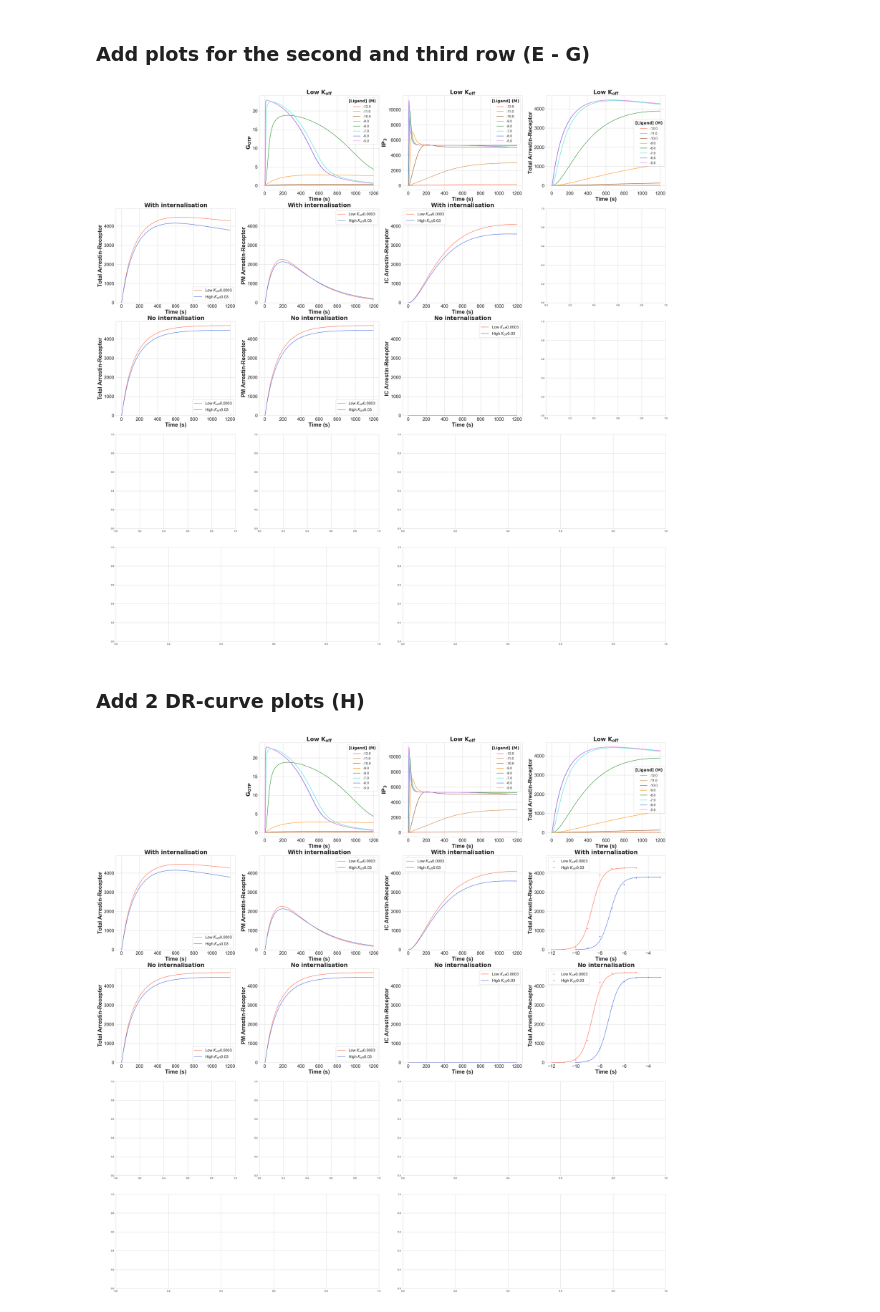
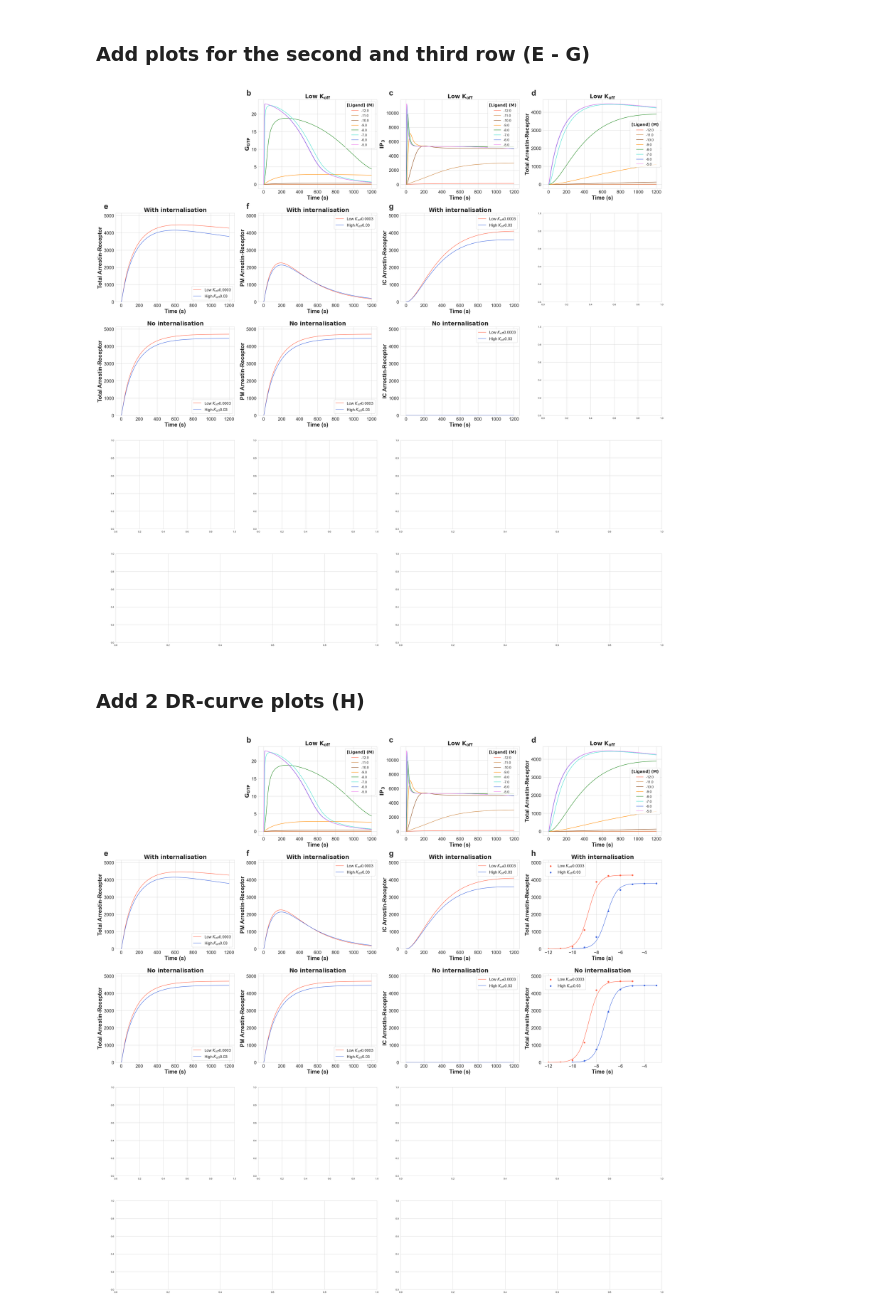
Before and after one commit to bence-szalai/gpcr-signaling-simulation, a Jupyter notebook: code/create_plots.ipynb, the cells around one changed output. Saved outputs shown, nothing was run; the diff lists cells and outputs as text; code cells hidden in the pictures.

Commit message:
Code for creating preliminary plots

```diff
--- a/code/create_plots.ipynb
+++ b/code/create_plots.ipynb
@@ -154,7 +162,8 @@ def draw_kinetic_concentration_curve_of_molecule_with_different_koff_values(mole
                                                                            color_palette_dict,color_names,ax,subplot_name,fig_width,fig_height,\
                                                                            subplot_title_fontsize_nominator,subplot_axis_label_fontsize_nominator,\
                                                                            subplot_axis_tick_label_fontsize_nominator,subplot_legend_label_fontsize_nominator,\
-                                                                           legend_title,subplot_legend_title_fontsize_nominator,legend_handles,ylim):
+                                                                           legend_title,subplot_legend_title_fontsize_nominator,legend_handles,ylim,subplot_label,\
+                                                                           subplot_label_fontsize_nominator):
     ## Create directory path to load the data from
     dirname=os.path.join('../data/',intern_status,process_name,'')
 
@@ -197,10 +206,15 @@ def draw_kinetic_concentration_curve_of_molecule_with_different_koff_values(mole
     axis.tick_params(axis='both', labelsize=axis_tick_labelsize)
     axis.set_ylim(0,ylim)
 
+    ## If plot is in the upper row (=with internalistaion), then add plot label
+    if intern_status=='With_internalisation':
+        axis.text(-0.1, 1.05,subplot_label.lower(),weight='bold',size=plot_area/subplot_label_fontsize_nominator,transform=axis.transAxes)
+
     return(plot)
 # %%
 subplots_names=[['E_up','F_up','G_up'],
                 ['E_low','F_low','G_low']]
+subplot_labels=['E','F','G']
 molecules_to_plot=['Total Arrestin-Receptor','PM Arrestin-Receptor','IC Arrestin-Receptor']
 
 kon=0.3
@@ -218,6 +232,7 @@ fig_height=40
 #fig,ax=plt.subplot_mosaic(subplot_layout,figsize=(fig_width,fig_height))
 
 ## FOntsize=fig_width*fig_height/title_fontsize_ratio
+subplot_label_fontsize_nominator=50
 subplot_title_fontsize_nominator=70
 subplot_axis_label_fontsize_nominator=70
 subplot_axis_tick_label_fontsize_nominator=85
@@ -237,16 +252,17 @@ with open('../data/arrestin_receptor_max_response.pkl','rb') as file:
     arrestin_receptor_max_response=pickle.load(file)
 
 ## Set common y-axis limit for all the plots in E-H
-ylim=arrestin_receptor_max_response*1.1
+ylim=arrestin_receptor_max_response*1.15
 
-for molecule,colnum in zip(molecules_to_plot,range(np.asarray(subplots_names).shape[1])):
+for molecule,colnum,subplot_label in zip(molecules_to_plot,range(np.asarray(subplots_names).shape[1]),subplot_labels):
     for intern_status,rownum in zip(internalisation_status,range(np.asarray(subplots_names).shape[0])):
         subplot_name=subplots_names[rownum][colnum]
         ax[subplot_name]=draw_kinetic_concentration_curve_of_molecule_with_different_koff_values(molecule,molecules_dict,kon,koff_list,intern_status,process_name,ligand_ccs,\
                                                                            color_palette_dict,color_names,ax,subplot_name,fig_width,fig_height,\
                                                                            subplot_title_fontsize_nominator,subplot_axis_label_fontsize_nominator,\
                                                                            subplot_axis_tick_label_fontsize_nominator,subplot_legend_label_fontsize_nominator,\
-                                                                           legend_title,subplot_legend_title_fontsize_nominator,legend_handles,ylim)
+                                                                           legend_title,subplot_legend_title_fontsize_nominator,legend_handles,ylim,subplot_label,\
+                                                                           subplot_label_fontsize_nominator)
 
 ## Save fig and axes object for later to add more subplots to it
 with open('../data/temporary_plot_B_G_fig_object.pkl','wb') as file:
@@ -254,13 +270,14 @@ with open('../data/temporary_plot_B_G_fig_object.pkl','wb') as file:
 with open('../data/temporary_plot_B_G_axes_object.pkl','wb') as file:
     pickle.dump(ax,file)
 # %% [output]
-[figure, old version]
+[figure, new version]
 # %%
 def draw_DR_points_plus_fit_DR_curve(molecule,molecules_dict,kon,koff_list,intern_status,process_name,ligand_ccs,\
                                     color_palette_dict,color_names,ax,subplot_name,fig_width,fig_height,\
                                     subplot_title_fontsize_nominator,subplot_axis_label_fontsize_nominator,\
                                     subplot_axis_tick_label_fontsize_nominator,subplot_legend_label_fontsize_nominator,\
-                                    legend_title,subplot_legend_title_fontsize_nominator,legend_handles,time_to_response,ylim):
+                                    legend_title,subplot_legend_title_fontsize_nominator,legend_handles,time_to_response,ylim,\
+                                    subplot_label,subplot_label_fontsize_nominator,plot_dot_size):
 
     ## Create directory path to load the data from
     dirname=os.path.join('../data/',intern_status,process_name,'')
@@ -297,7 +314,7 @@ def draw_DR_points_plus_fit_DR_curve(molecule,molecules_dict,kon,koff_list,inter
         ## Create x-axis values for DR curve
         ligandrange = np.linspace(ligands[0], ligands[-1], 100)
         axis.plot((ligandrange), func(10 ** ligandrange, logec50), color=color)
-        axis.plot(ligands, DR_points, '.',label=label, color=color)
+        axis.scatter(ligands, DR_points,label=label, color=color,s=plot_dot_size)
 
 
     #plot=axis.plot(mol_ccs_df.index.tolist(),np.sum(mol_ccs_df.loc[:,:],1),label=label,color=color)
@@ -322,11 +339,16 @@ def draw_DR_points_plus_fit_DR_curve(molecule,molecules_dict,kon,koff_list,inter
     axis.tick_params(axis='both', labelsize=axis_tick_labelsize)
     axis.set_ylim(0,ylim)
 
+    ## If plot is in the upper row (=with internalistaion), then add plot label
+    if intern_status=='With_internalisation':
+        axis.text(-0.1, 1.05,subplot_label.lower(),weight='bold',size=plot_area/subplot_label_fontsize_nominator,transform=axis.transAxes)
+
     return(axis)
 # %% [markdown]
 ### Add 2 DR-curve plots (__H__)
 # %%
 subplots_names=[['H_up'],['H_low']]
+subplot_labels=['H']
 molecules_to_plot=['Total Arrestin-Receptor']
 
 ### Load the previosly ceated figur and axes object to plot to
@@ -335,11 +357,7 @@ with open('../data/temporary_plot_B_G_fig_object.pkl','rb') as file:
     plt.close()
 with open('../data/temporary_plot_B_G_axes_object.pkl','rb') as file:
     ax=pickle.load(file)
-with open('../data/arrestin_receptor_max_response.pkl','rb') as file:
-    arrestin_receptor_max_response=pickle.load(file)
 
-## Set common y-axis limit for all the plots in E-H
-ylim=arrestin_receptor_max_response*1.1
 time_to_response=1200
 
 kon=0.3
@@ -351,36 +369,39 @@ color_names=['tomato','royalblue']#'peru','saddlebrown','darkorange','forestgree
 
 ligand_ccs=(10 ** np.arange(-6, 1.1, 1))
 
 fig_width=40
 fig_height=40
 
 #fig,ax=plt.subplot_mosaic(subplot_layout,figsize=(fig_width,fig_height))
 
 ## FOntsize=fig_width*fig_height/title_fontsize_ratio
+subplot_label_fontsize_nominator=50
 subplot_title_fontsize_nominator=70
 subplot_axis_label_fontsize_nominator=70
 subplot_axis_tick_label_fontsize_nominator=85
 subplot_legend_label_fontsize_nominator=100
 subplot_legend_title_fontsize_nominator=100
 #legend_title='$\mathbf{K_{off}}$'
 legend_title=None
 legend_handles=['Low $K_{off}$','High $K_{off}$']
+plot_dot_size=35
 
 
 
-for molecule,colnum in zip(molecules_to_plot,range(np.asarray(subplots_names).shape[1])):
+for molecule,colnum,subplot_label in zip(molecules_to_plot,range(np.asarray(subplots_names).shape[1]),subplot_labels):
     for intern_status,rownum in zip(internalisation_status,range(np.asarray(subplots_names).shape[0])):
         subplot_name=subplots_names[rownum][colnum]
         ax[subplot_name]=draw_DR_points_plus_fit_DR_curve(molecule,molecules_dict,kon,koff_list,intern_status,process_name,ligand_ccs,\
-                                    color_palette_dict,color_names,ax,subplot_name,fig_width,fig_height,\
-                                    subplot_title_fontsize_nominator,subplot_axis_label_fontsize_nominator,\
-                                    subplot_axis_tick_label_fontsize_nominator,subplot_legend_label_fontsize_nominator,\
-                                    legend_title,subplot_legend_title_fontsize_nominator,legend_handles,time_to_response,ylim)
+                                                        color_palette_dict,color_names,ax,subplot_name,fig_width,fig_height,\
+                                                        subplot_title_fontsize_nominator,subplot_axis_label_fontsize_nominator,\
+                                                        subplot_axis_tick_label_fontsize_nominator,subplot_legend_label_fontsize_nominator,\
+                                                        legend_title,subplot_legend_title_fontsize_nominator,legend_handles,time_to_response,ylim,\
+                                                        subplot_label,subplot_label_fontsize_nominator,plot_dot_size)
 
 ## Save fig and axes object for later to add more subplots to it
 with open('../data/temporary_plot_B_H_fig_object.pkl','wb') as file:
     pickle.dump(fig,file)
 with open('../data/temporary_plot_B_H_axes_object.pkl','wb') as file:
     pickle.dump(ax,file)
 # %% [output]
-[figure, old version]
+[figure, new version]
```
Also changed, not shown: parts of 5 cells of this notebook.
